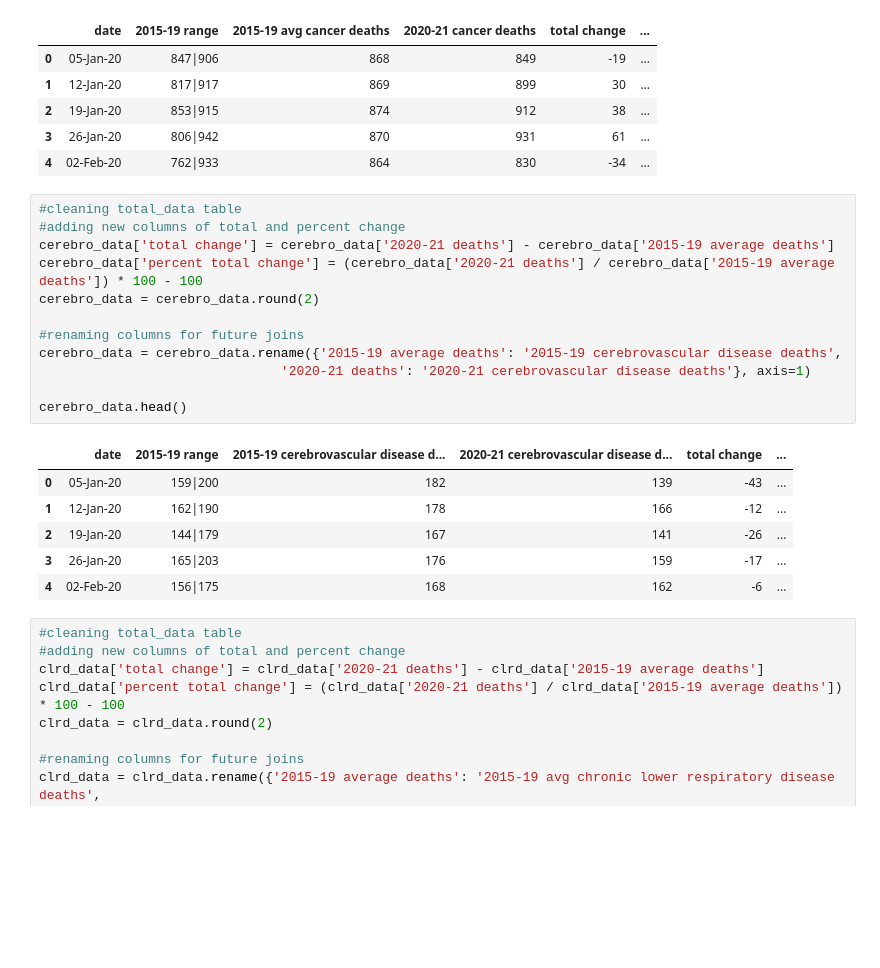
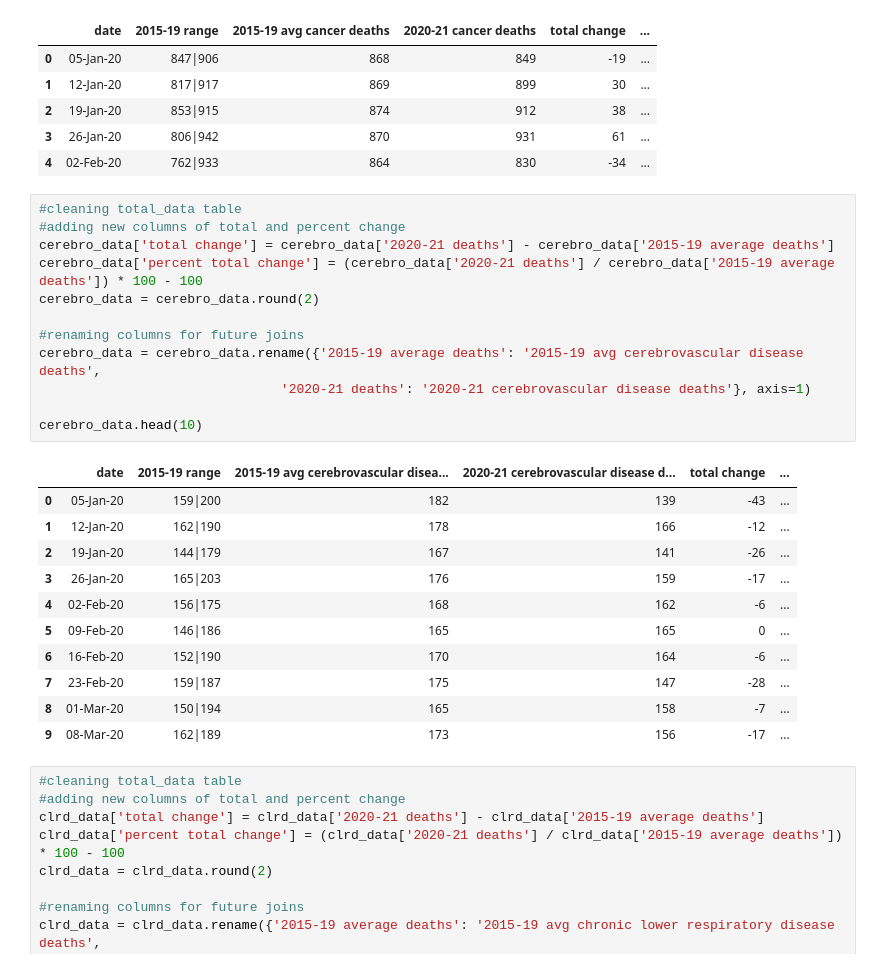
Before and after one commit to JackXinPan/ETL-Project, a Jupyter notebook: SQL/py.ipynb, the cells around one changed output. Cells and saved outputs as stored; diff of their text form; blank space fills up the shorter version.

```diff
--- a/SQL/py.ipynb
+++ b/SQL/py.ipynb
@@ -82,22 +81,27 @@ cancer_data.head()
 # %%
 #cleaning total_data table
 #adding new columns of total and percent change
 cerebro_data['total change'] = cerebro_data['2020-21 deaths'] - cerebro_data['2015-19 average deaths']
 cerebro_data['percent total change'] = (cerebro_data['2020-21 deaths'] / cerebro_data['2015-19 average deaths']) * 100 - 100
 cerebro_data = cerebro_data.round(2)
 
 #renaming columns for future joins
-cerebro_data = cerebro_data.rename({'2015-19 average deaths': '2015-19 cerebrovascular disease deaths',
+cerebro_data = cerebro_data.rename({'2015-19 average deaths': '2015-19 avg cerebrovascular disease deaths',
                                '2020-21 deaths': '2020-21 cerebrovascular disease deaths'}, axis=1)
 
-cerebro_data.head()
+cerebro_data.head(10)
 # %% [output]
-|  | date | 2015-19 range | 2015-19 cerebrovascular disease d... | 2020-21 cerebrovascular disease d... | total change | ... |
+|  | date | 2015-19 range | 2015-19 avg cerebrovascular disea... | 2020-21 cerebrovascular disease d... | total change | ... |
 | 0 | 05-Jan-20 | 159|200 | 182 | 139 | -43 | ... |
 | 1 | 12-Jan-20 | 162|190 | 178 | 166 | -12 | ... |
 | 2 | 19-Jan-20 | 144|179 | 167 | 141 | -26 | ... |
 | 3 | 26-Jan-20 | 165|203 | 176 | 159 | -17 | ... |
 | 4 | 02-Feb-20 | 156|175 | 168 | 162 | -6 | ... |
+| 5 | 09-Feb-20 | 146|186 | 165 | 165 | 0 | ... |
+| 6 | 16-Feb-20 | 152|190 | 170 | 164 | -6 | ... |
+| 7 | 23-Feb-20 | 159|187 | 175 | 147 | -28 | ... |
+| 8 | 01-Mar-20 | 150|194 | 165 | 158 | -7 | ... |
+| 9 | 08-Mar-20 | 162|189 | 173 | 156 | -17 | ... |
 # %%
 #cleaning total_data table
 #adding new columns of total and percent change
```
Also changed, not shown: parts of 1 cell of this notebook, 1 other file.
